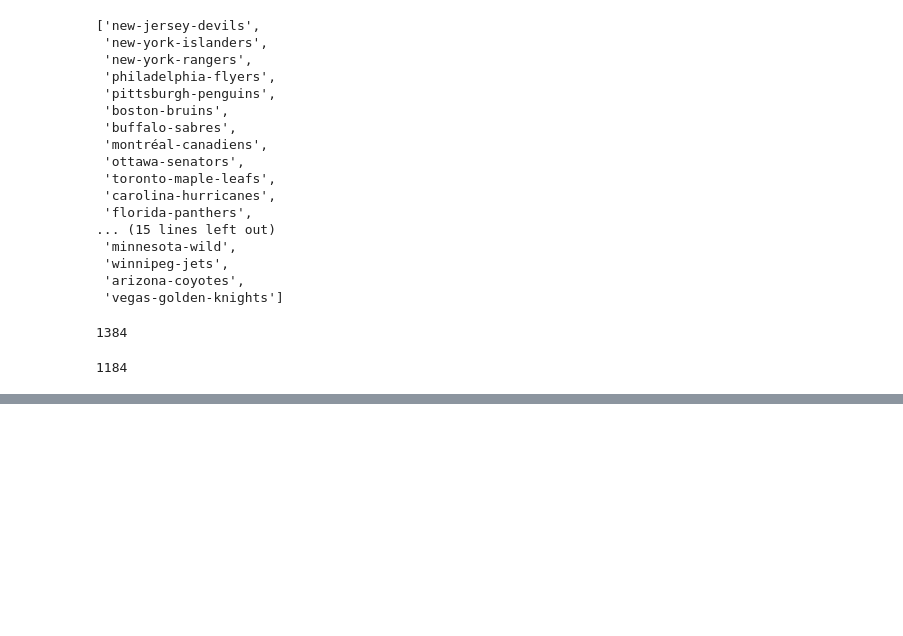
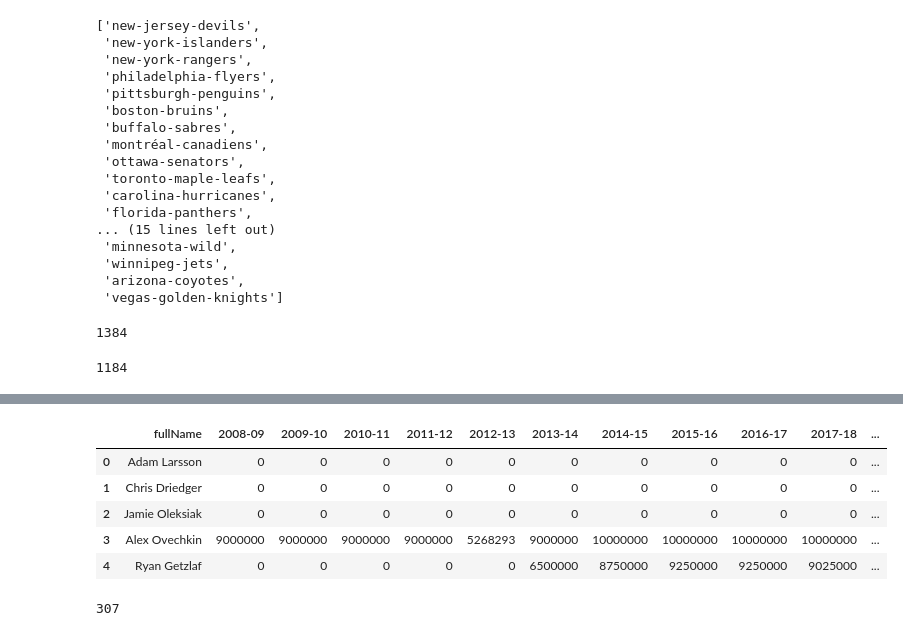
Before and after one commit to kyledufrane/NHL-Salary-Predictions, a Jupyter notebook: nhl_data/sports_data_io.ipynb, the cells around one changed output, grey strips where cells are left out. Cells and saved outputs as stored; diff of their text form; code cells hidden in the pictures; blank space fills up the shorter version.

```diff
--- a/nhl_data/sports_data_io.ipynb
+++ b/nhl_data/sports_data_io.ipynb
@@ -595,0 +365,11 @@ new_df = pd.DataFrame()
+# %%
+pickle_in = open("json_files/nhl_player_salaries.pickle","rb")
+nhl_player_salaries_base = pickle.load(pickle_in)
+# %%
+money_norm = {}
+for k,v in nhl_player_salaries_base.items():
+    name = k.rstrip()
+    money_norm[name] = {}
+    for keys,vals in v.items():
+        values = vals.strip('$').partition('(')
+        money_norm[name][keys] = values[0]
@@ -595,0 +414,29 @@ new_df = pd.DataFrame()
+# %%
+pickle_in = open("json_files/nhl_player_salaries_fa.pickle","rb")
+nhl_player_salaries_base_fa = pickle.load(pickle_in)
+# %%
+money_fa = {}
+for k,v in nhl_player_salaries_base_fa.items():
+    name = k.rstrip()
+    money_fa[name] = {}
+    for keys,vals in v.items():
+        values = vals.strip('$').partition('(')
+        money_fa[name][keys] = values[0]
+# %%
+nhl_salaries_fa = pd.DataFrame(money_fa).T
+nhl_salaries_fa = nhl_salaries_fa.reset_index()
+nhl_salaries_fa = nhl_salaries_fa.rename(columns={'index': 'fullName'})
+nhl_salaries_fa = nhl_salaries_fa.replace(',', '', regex=True)
+nhl_salaries_fa = nhl_salaries_fa.replace('-', '0', regex=True)
+nhl_salaries_fa = nhl_salaries_fa.set_index('fullName')
+nhl_salaries_fa = nhl_salaries_fa.fillna('0')
+nhl_salaries_fa = nhl_salaries_fa.astype('int64')
+nhl_salaries_fa = nhl_salaries_fa.reset_index()
+nhl_salaries_fa.head()
+# %% [output]
+|  | fullName | 2008-09 | 2009-10 | 2010-11 | 2011-12 | 2012-13 | 2013-14 | 2014-15 | 2015-16 | 2016-17 | 2017-18 | ... |
+| 0 | Adam Larsson | 0 | 0 | 0 | 0 | 0 | 0 | 0 | 0 | 0 | 0 | ... |
+| 1 | Chris Driedger | 0 | 0 | 0 | 0 | 0 | 0 | 0 | 0 | 0 | 0 | ... |
+| 2 | Jamie Oleksiak | 0 | 0 | 0 | 0 | 0 | 0 | 0 | 0 | 0 | 0 | ... |
+| 3 | Alex Ovechkin | 9000000 | 9000000 | 9000000 | 9000000 | 5268293 | 9000000 | 10000000 | 10000000 | 10000000 | 10000000 | ... |
+| 4 | Ryan Getzlaf | 0 | 0 | 0 | 0 | 0 | 6500000 | 8750000 | 9250000 | 9250000 | 9025000 | ... |
@@ -595,0 +451,4 @@ new_df = pd.DataFrame()
+# %%
+len(final_df)
+# %% [output]
+307
```
Also changed, not shown: parts of 46 cells of this notebook, 5 other files.
